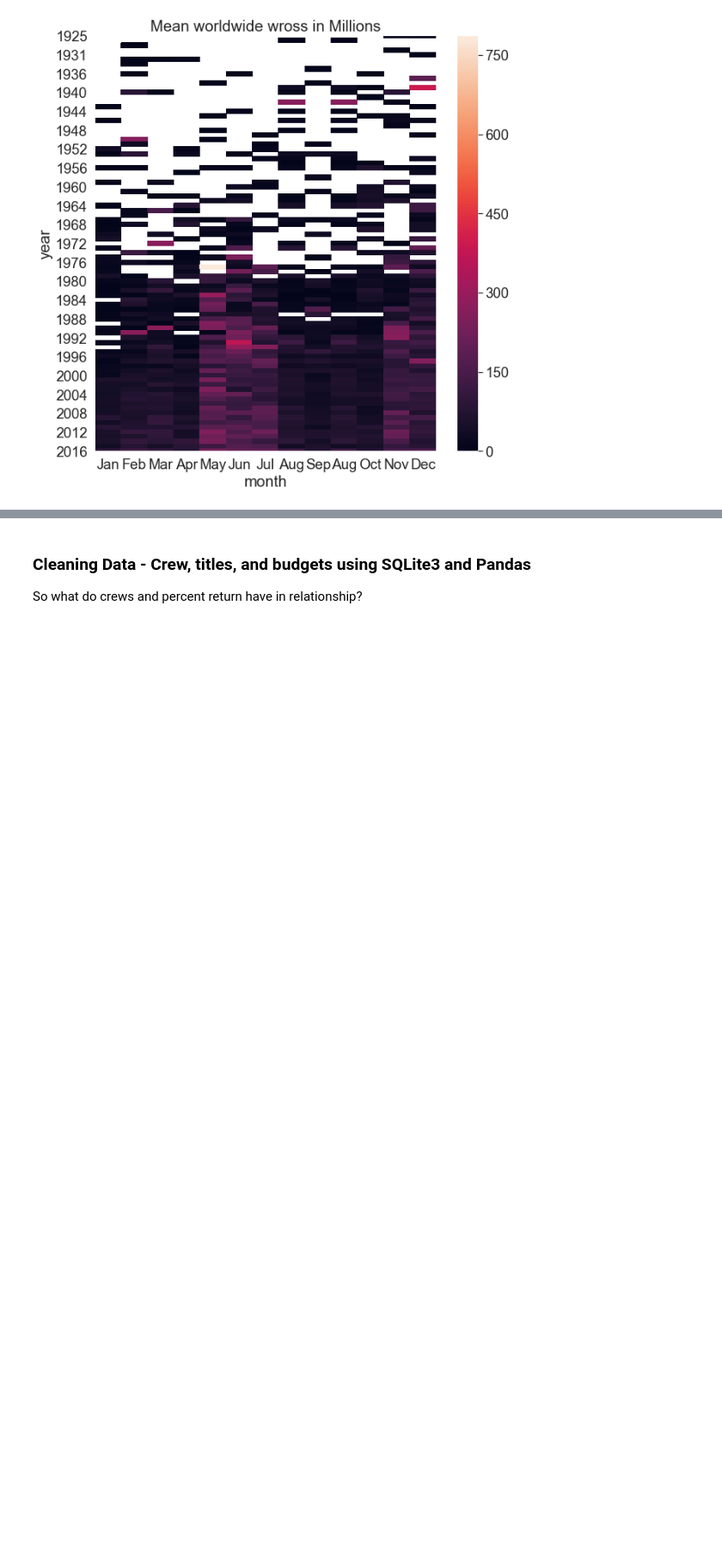
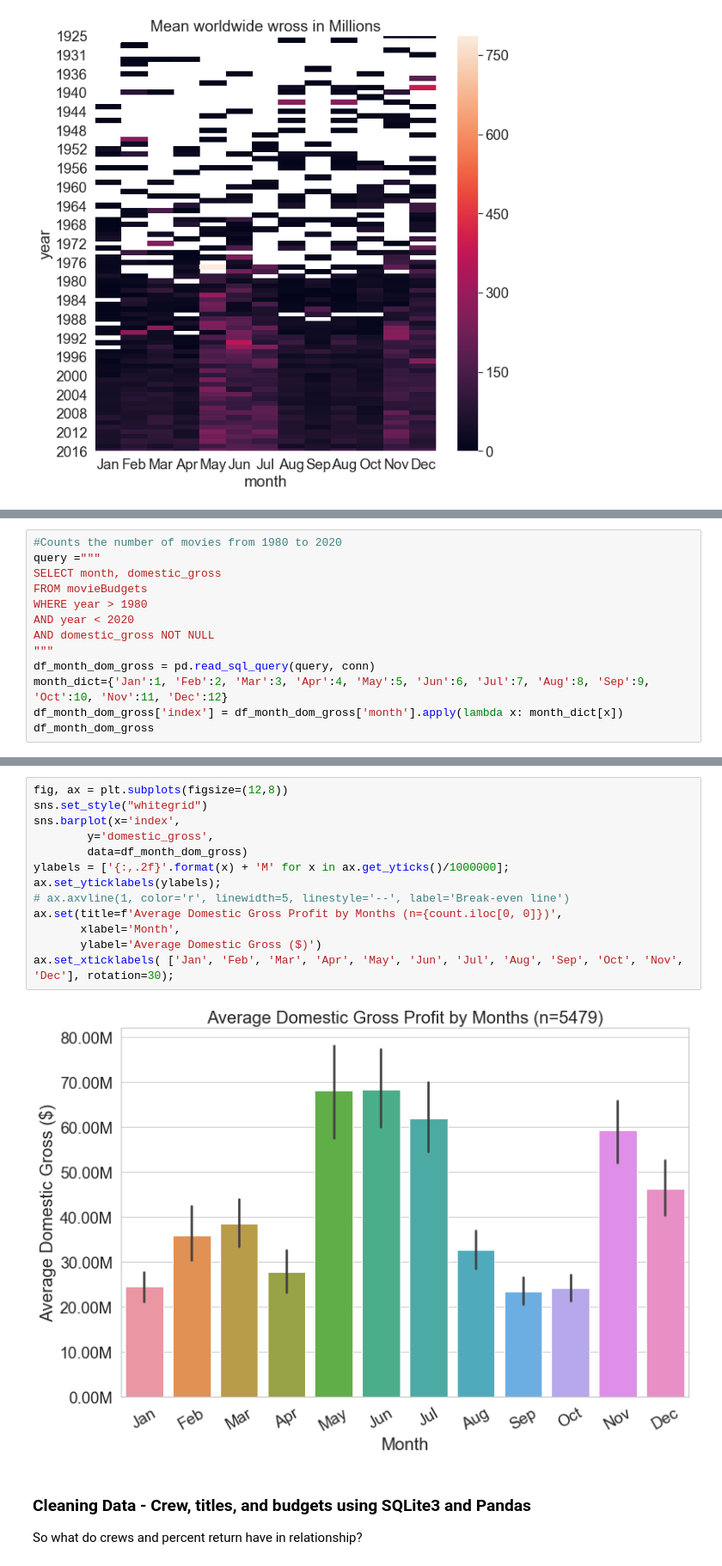
Before and after one commit to singsang2/dsc-mod-1-project-v2-1-onl01-dtsc-ft-070620, a Jupyter notebook: student.ipynb, the cells around one changed output, grey strips where cells are left out. Shown at 86% size. Saved outputs shown, nothing was run; the diff lists cells and outputs as text; blank space fills up the shorter version.

```diff
--- a/student.ipynb
+++ b/student.ipynb
@@ -428,0 +507,13 @@ Now all the data are in sqlite database and ready to be used!
+# %%
+#Counts the number of movies from 1980 to 2020
+query ="""
+SELECT month, domestic_gross
+FROM movieBudgets
+WHERE year > 1980
+AND year < 2020
+AND domestic_gross NOT NULL
+"""
+df_month_dom_gross = pd.read_sql_query(query, conn)
+month_dict={'Jan':1, 'Feb':2, 'Mar':3, 'Apr':4, 'May':5, 'Jun':6, 'Jul':7, 'Aug':8, 'Sep':9, 'Oct':10, 'Nov':11, 'Dec':12}
+df_month_dom_gross['index'] = df_month_dom_gross['month'].apply(lambda x: month_dict[x])
+df_month_dom_gross
@@ -429,3 +534,18 @@ Now all the data are in sqlite database and ready to be used!
+# %%
+fig, ax = plt.subplots(figsize=(12,8))
+sns.set_style("whitegrid")
+sns.barplot(x='index',
+        y='domestic_gross',
+        data=df_month_dom_gross)
+ylabels = ['{:,.2f}'.format(x) + 'M' for x in ax.get_yticks()/1000000];
+ax.set_yticklabels(ylabels);
+# ax.axvline(1, color='r', linewidth=5, linestyle='--', label='Break-even line')
+ax.set(title=f'Average Domestic Gross Profit by Months (n={count.iloc[0, 0]})',
+       xlabel='Month',
+       ylabel='Average Domestic Gross ($)')
+ax.set_xticklabels( ['Jan', 'Feb', 'Mar', 'Apr', 'May', 'Jun', 'Jul', 'Aug', 'Sep', 'Oct', 'Nov', 'Dec'], rotation=30);
+# %% [output]
+[figure, added]
 # %% [markdown]
 ### Cleaning Data - Crew, titles, and budgets using SQLite3 and Pandas
 So what do crews and percent return have in relationship?
```
Also changed, not shown: parts of 29 cells of this notebook, 1 other file.
